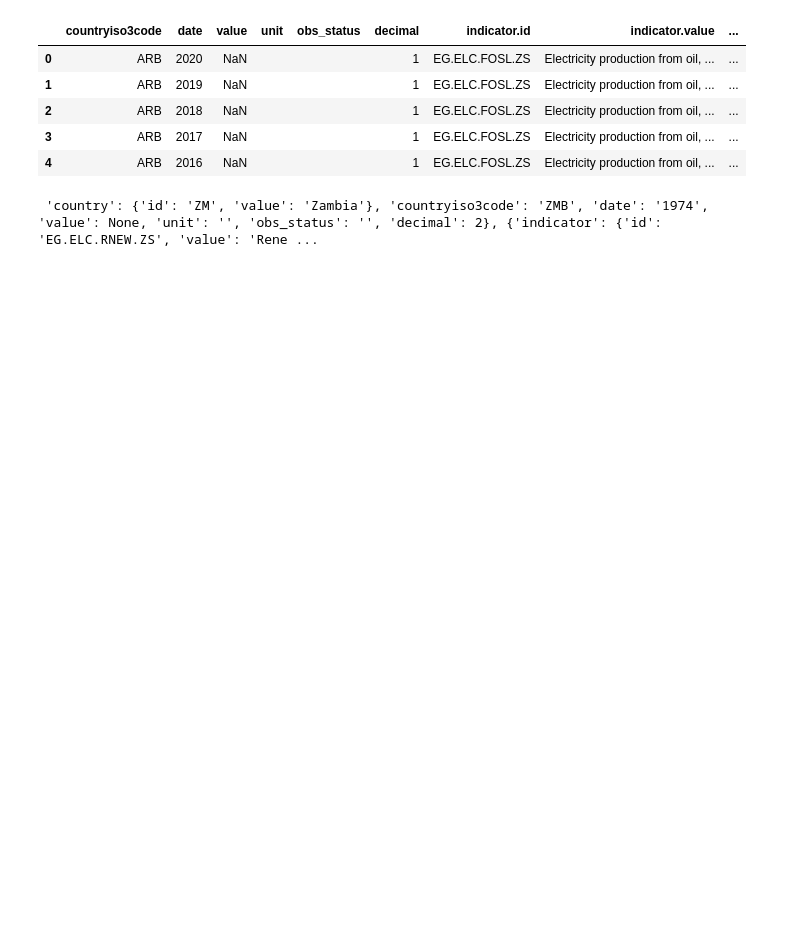
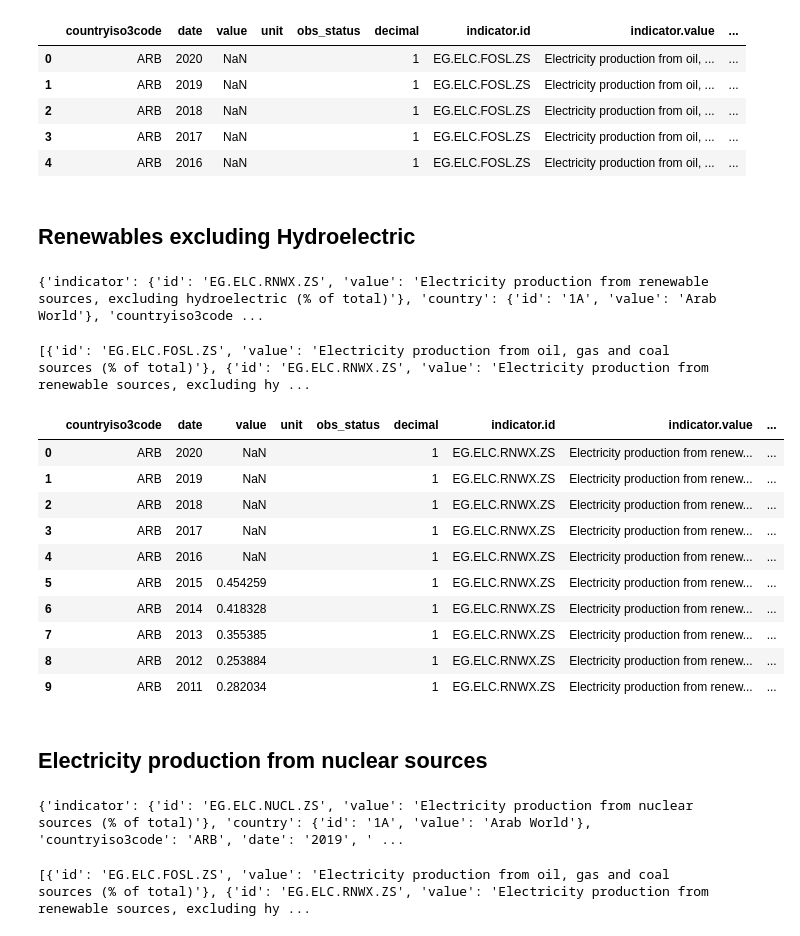
Before and after one commit to MwansaMwango/rise-of-electric-vehicles, a Jupyter notebook: data/electricity_generation.ipynb, the cells around one changed output. Saved outputs shown, nothing was run; the diff lists cells and outputs as text; code cells hidden in the pictures; blank space fills up the shorter version.

Commit message:
Electricity Production Data notebook

```diff
--- a/data/electricity_generation.ipynb
+++ b/data/electricity_generation.ipynb
@@ -51,4 +65,41 @@ test.head()
 | 2 | ARB | 2018 | NaN |  |  | 1 | EG.ELC.FOSL.ZS | Electricity production from oil, ... | ... |
 | 3 | ARB | 2017 | NaN |  |  | 1 | EG.ELC.FOSL.ZS | Electricity production from oil, ... | ... |
 | 4 | ARB | 2016 | NaN |  |  | 1 | EG.ELC.FOSL.ZS | Electricity production from oil, ... | ... |
+# %% [markdown]
+## Renewables excluding Hydroelectric
+# %%
+# Excluding Hydro
+url = "https://api.worldbank.org/v2/en/country/all/indicator/EG.ELC.RNWX.ZS?format=json&per_page=20000&source=2"
+# Including Hydro
+# url = "https://api.worldbank.org/v2/en/country/all/indicator/EG.ELC.RNEW.ZS?format=json&per_page=20000&source=2"
+
+renewable_response = requests.get(url)
+renewable_json = renewable_response.json()
+# %%
+print(renewable_json[1][1])
+# %% [output]
+{'indicator': {'id': 'EG.ELC.RNWX.ZS', 'value': 'Electricity production from renewable sources, excluding hydroelectric (% of total)'}, 'country': {'id': '1A', 'value': 'Arab World'}, 'countryiso3code ...
+# %%
+# Extract the header detail and push to the production type list and data frame
+production_type.append({'id' : renewable_json[1][1]['indicator']['id'], 'value' : renewable_json[1][1]['indicator']['value']})
+print(production_type)
+# %% [output]
+[{'id': 'EG.ELC.FOSL.ZS', 'value': 'Electricity production from oil, gas and coal sources (% of total)'}, {'id': 'EG.ELC.RNWX.ZS', 'value': 'Electricity production from renewable sources, excluding hy ...
+# %%
+renew_df = pd.json_normalize(renewable_json[1])
+renew_df.head(10)
+# %% [output]
+|  | countryiso3code | date | value | unit | obs_status | decimal | indicator.id | indicator.value | ... |
+| 0 | ARB | 2020 | NaN |  |  | 1 | EG.ELC.RNWX.ZS | Electricity production from renew... | ... |
+| 1 | ARB | 2019 | NaN |  |  | 1 | EG.ELC.RNWX.ZS | Electricity production from renew... | ... |
+| 2 | ARB | 2018 | NaN |  |  | 1 | EG.ELC.RNWX.ZS | Electricity production from renew... | ... |
+| 3 | ARB | 2017 | NaN |  |  | 1 | EG.ELC.RNWX.ZS | Electricity production from renew... | ... |
+| 4 | ARB | 2016 | NaN |  |  | 1 | EG.ELC.RNWX.ZS | Electricity production from renew... | ... |
+| 5 | ARB | 2015 | 0.454259 |  |  | 1 | EG.ELC.RNWX.ZS | Electricity production from renew... | ... |
+| 6 | ARB | 2014 | 0.418328 |  |  | 1 | EG.ELC.RNWX.ZS | Electricity production from renew... | ... |
+| 7 | ARB | 2013 | 0.355385 |  |  | 1 | EG.ELC.RNWX.ZS | Electricity production from renew... | ... |
+| 8 | ARB | 2012 | 0.253884 |  |  | 1 | EG.ELC.RNWX.ZS | Electricity production from renew... | ... |
+| 9 | ARB | 2011 | 0.282034 |  |  | 1 | EG.ELC.RNWX.ZS | Electricity production from renew... | ... |
+# %% [markdown]
+## Electricity production from nuclear sources
 # %%
@@ -60,4 +109,0 @@ renewable_json = renewable_response.json()
-# %%
-print(renewable_json)
-# %% [output]
- 'country': {'id': 'ZM', 'value': 'Zambia'}, 'countryiso3code': 'ZMB', 'date': '1974', 'value': None, 'unit': '', 'obs_status': '', 'decimal': 2}, {'indicator': {'id': 'EG.ELC.RNEW.ZS', 'value': 'Rene ...
@@ -74,0 +110,10 @@ print(response)
+# %%
+print(nuclear_json[1][1])
+# %% [output]
+{'indicator': {'id': 'EG.ELC.NUCL.ZS', 'value': 'Electricity production from nuclear sources (% of total)'}, 'country': {'id': '1A', 'value': 'Arab World'}, 'countryiso3code': 'ARB', 'date': '2019', ' ...
+# %%
+# Extract the header detail and push to the production type list and data frame
+production_type.append({'id' : nuclear_json[1][1]['indicator']['id'], 'value' : nuclear_json[1][1]['indicator']['value']})
+print(production_type)
+# %% [output]
+[{'id': 'EG.ELC.FOSL.ZS', 'value': 'Electricity production from oil, gas and coal sources (% of total)'}, {'id': 'EG.ELC.RNWX.ZS', 'value': 'Electricity production from renewable sources, excluding hy ...
```
Also changed, not shown: parts of 29 cells of this notebook, 1 other file.
